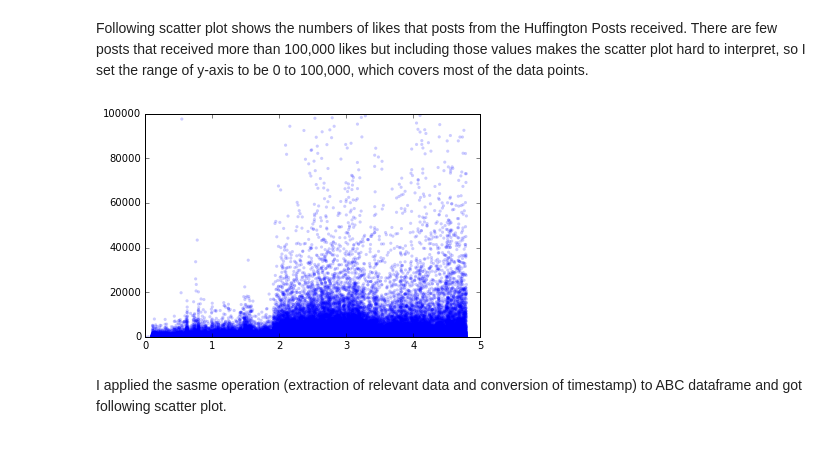
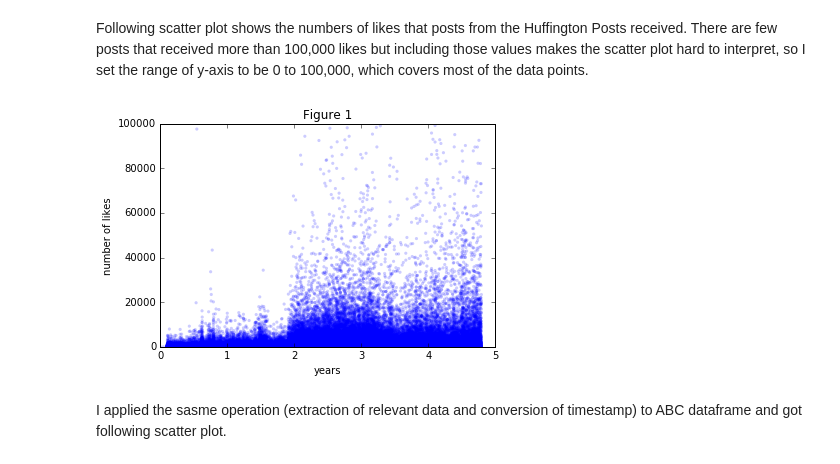
Before and after one commit to SungwooPark/ThinkStats2, a Jupyter notebook: code/report2.ipynb, the cells around one changed output. Saved outputs shown, nothing was run; the diff lists cells and outputs as text; code cells hidden in the pictures.

```diff
--- a/code/report2.ipynb
+++ b/code/report2.ipynb
@@ -64,10 +65,10 @@ See the caveats in the documentation: http://pandas.pydata.org/pandas-docs/stabl
 # %% [markdown]
 Following scatter plot shows the numbers of likes that posts from the Huffington Posts received. There are few posts that received more than 100,000 likes but including those values makes the scatter plot hard to interpret, so I set the range of y-axis to be 0 to 100,000, which covers most of the data points.
 # %%
-thinkplot.Config(xlim=[0,5], ylim=[0,100000])
+thinkplot.Config(xlim=[0,5], ylim=[0,100000], xlabel='years', ylabel='number of likes', title='Figure 1')
 thinkplot.Scatter(huff_df.years, huff_df.likes_count, s=10)
 # %% [output]
-[figure, old version]
+[figure, new version]
 # %% [markdown]
 I applied the sasme operation (extraction of relevant data and conversion of timestamp) to ABC dataframe and got following scatter plot.
 # %%
```
Also changed, not shown: parts of 7 cells of this notebook, 3 other files.
